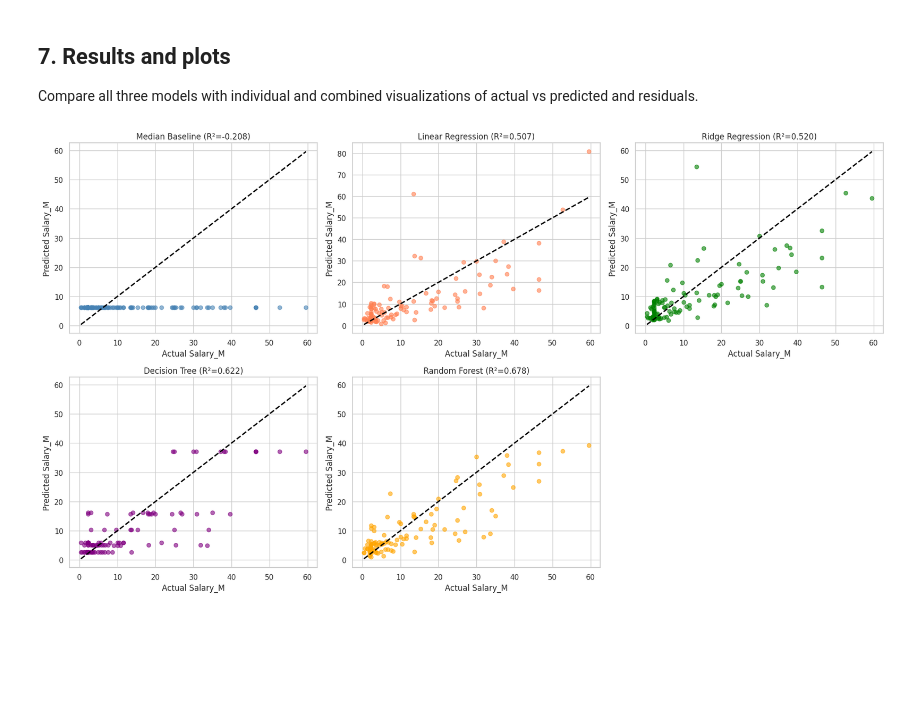
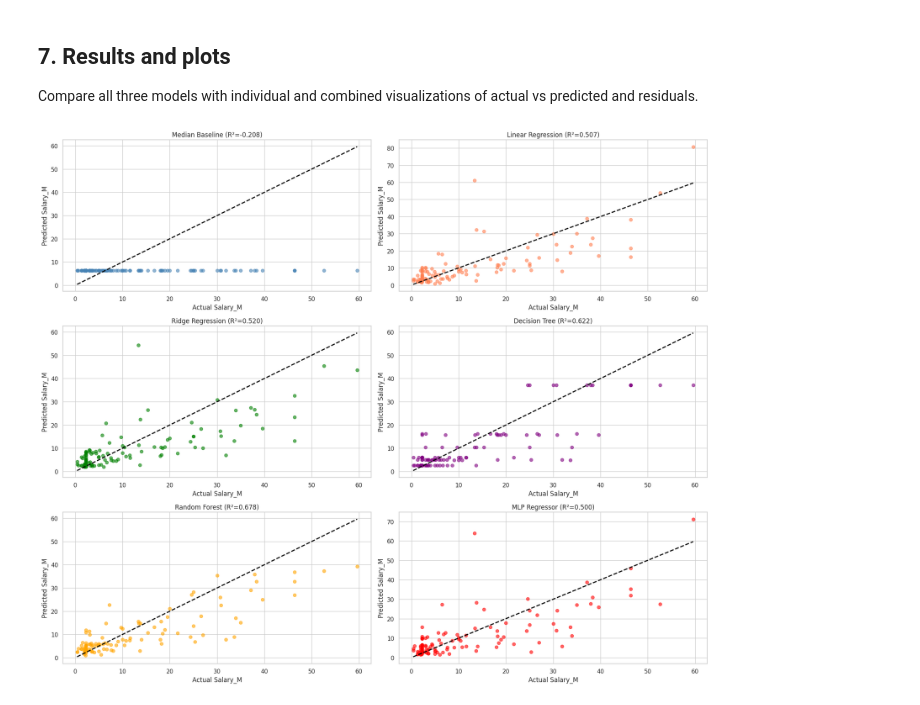
Before and after one commit to Brett-Dowling/NBAsalaryPredictor, a Jupyter notebook: baseline_salary_prediction.ipynb, the cells around one changed output. Saved outputs shown, nothing was run; the diff lists cells and outputs as text; code cells hidden in the pictures; blank space fills up the shorter version.

```diff
--- a/baseline_salary_prediction.ipynb
+++ b/baseline_salary_prediction.ipynb
@@ -388,6 +493,7 @@ lr_pred_orig = np.expm1(y_pred_lr)
 ridge_pred_orig = np.expm1(y_pred_ridge)
 dt_pred_orig = np.expm1(y_pred_dt)
 rf_pred_orig = np.expm1(y_pred_rf)
+mlp_pred_orig = np.expm1(y_pred_best_mlp)
 
 # Calculate residuals
 residuals_median = median_pred_orig - y_test_orig
@@ -395,9 +501,10 @@ residuals_lr = lr_pred_orig - y_test_orig
 residuals_ridge = ridge_pred_orig - y_test_orig
 residuals_dt = dt_pred_orig - y_test_orig
 residuals_rf = rf_pred_orig - y_test_orig
+residuals_mlp = mlp_pred_orig - y_test_orig
 
 # ===== ACTUAL VS PREDICTED: INDIVIDUAL PLOTS =====
-fig, axes = plt.subplots(2, 3, figsize=(18, 10))
+fig, axes = plt.subplots(3, 2, figsize=(18, 15))
 
 axes[0,0].scatter(y_test_orig, median_pred_orig, alpha=0.6, color='steelblue')
 axes[0,0].plot([y_test_orig.min(), y_test_orig.max()], [y_test_orig.min(), y_test_orig.max()],
@@ -413,93 +520,67 @@ axes[0,1].set_xlabel("Actual Salary_M")
 axes[0,1].set_ylabel("Predicted Salary_M")
 axes[0,1].set_title(f"Linear Regression (R²={lr_r2:.3f})")
 
-axes[0,2].scatter(y_test_orig, ridge_pred_orig, alpha=0.6, color='green')
-axes[0,2].plot([y_test_orig.min(), y_test_orig.max()], [y_test_orig.min(), y_test_orig.max()],
-             color="black", linestyle="--", linewidth=2)
-axes[0,2].set_xlabel("Actual Salary_M")
-axes[0,2].set_ylabel("Predicted Salary_M")
-axes[0,2].set_title(f"Ridge Regression (R²={ridge_r2:.3f})")
-
-axes[1,0].scatter(y_test_orig, dt_pred_orig, alpha=0.6, color='purple')
+axes[1,0].scatter(y_test_orig, ridge_pred_orig, alpha=0.6, color='green')
 axes[1,0].plot([y_test_orig.min(), y_test_orig.max()], [y_test_orig.min(), y_test_orig.max()],
              color="black", linestyle="--", linewidth=2)
 axes[1,0].set_xlabel("Actual Salary_M")
 axes[1,0].set_ylabel("Predicted Salary_M")
-axes[1,0].set_title(f"Decision Tree (R²={dt_r2:.3f})")
+axes[1,0].set_title(f"Ridge Regression (R²={ridge_r2:.3f})")
 
-axes[1,1].scatter(y_test_orig, rf_pred_orig, alpha=0.6, color='orange')
+axes[1,1].scatter(y_test_orig, dt_pred_orig, alpha=0.6, color='purple')
 axes[1,1].plot([y_test_orig.min(), y_test_orig.max()], [y_test_orig.min(), y_test_orig.max()],
              color="black", linestyle="--", linewidth=2)
 axes[1,1].set_xlabel("Actual Salary_M")
 axes[1,1].set_ylabel("Predicted Salary_M")
-axes[1,1].set_title(f"Random Forest (R²={rf_r2:.3f})")
+axes[1,1].set_title(f"Decision Tree (R²={dt_r2:.3f})")
 
-axes[1,2].axis('off')  # Empty subplot
+axes[2,0].scatter(y_test_orig, rf_pred_orig, alpha=0.6, color='orange')
+axes[2,0].plot([y_test_orig.min(), y_test_orig.max()], [y_test_orig.min(), y_test_orig.max()],
+             color="black", linestyle="--", linewidth=2)
+axes[2,0].set_xlabel("Actual Salary_M")
+axes[2,0].set_ylabel("Predicted Salary_M")
+axes[2,0].set_title(f"Random Forest (R²={rf_r2:.3f})")
+
+axes[2,1].scatter(y_test_orig, mlp_pred_orig, alpha=0.6, color='red')
+axes[2,1].plot([y_test_orig.min(), y_test_orig.max()], [y_test_orig.min(), y_test_orig.max()],
+             color="black", linestyle="--", linewidth=2)
+axes[2,1].set_xlabel("Actual Salary_M")
+axes[2,1].set_ylabel("Predicted Salary_M")
+axes[2,1].set_title(f"MLP Regressor (R²={best_mlp_r2:.3f})")
 
 plt.tight_layout()
 plt.show()
 
 # ===== ACTUAL VS PREDICTED: COMBINED PLOT =====
 plt.figure(figsize=(12, 8))
-plt.scatter(y_test_orig, median_pred_orig, alpha=0.4, label=f"Median (R²={median_r2:.3f})", color='steelblue')
-plt.scatter(y_test_orig, lr_pred_orig, alpha=0.4, label=f"Linear (R²={lr_r2:.3f})", color='coral')
-plt.scatter(y_test_orig, ridge_pred_orig, alpha=0.4, label=f"Ridge (R²={ridge_r2:.3f})", color='green')
-plt.scatter(y_test_orig, dt_pred_orig, alpha=0.4, label=f"Decision Tree (R²={dt_r2:.3f})", color='purple')
-plt.scatter(y_test_orig, rf_pred_orig, alpha=0.4, label=f"Random Forest (R²={rf_r2:.3f})", color='orange')
+plt.scatter(y_test_orig, median_pred_orig, alpha=0.3, label=f"Median (R²={median_r2:.3f})", color='steelblue')
+plt.scatter(y_test_orig, lr_pred_orig, alpha=0.3, label=f"Linear (R²={lr_r2:.3f})", color='coral')
+plt.scatter(y_test_orig, ridge_pred_orig, alpha=0.3, label=f"Ridge (R²={ridge_r2:.3f})", color='green')
+plt.scatter(y_test_orig, dt_pred_orig, alpha=0.3, label=f"Decision Tree (R²={dt_r2:.3f})", color='purple')
+plt.scatter(y_test_orig, rf_pred_orig, alpha=0.3, label=f"Random Forest (R²={rf_r2:.3f})", color='orange')
+plt.scatter(y_test_orig, mlp_pred_orig, alpha=0.3, label=f"MLP (R²={best_mlp_r2:.3f})", color='red')
 plt.plot([y_test_orig.min(), y_test_orig.max()], [y_test_orig.min(), y_test_orig.max()],
          color="black", linestyle="--", linewidth=2, label="Perfect prediction")
 plt.xlabel("Actual Salary_M")
 plt.ylabel("Predicted Salary_M")
 plt.title("All Models: Actual vs Predicted Salary_M")
-plt.legend()
-plt.tight_layout()
-plt.show()
-
-# ===== RESIDUALS: INDIVIDUAL PLOTS =====
-fig, axes = plt.subplots(2, 3, figsize=(18, 10))
-
-axes[0,0].hist(residuals_median, bins=20, alpha=0.7, color='steelblue', edgecolor='black')
-axes[0,0].set_title("Median Baseline Residuals")
-axes[0,0].set_xlabel("Residual (Predicted - Actual)")
-axes[0,0].set_ylabel("Frequency")
-
-axes[0,1].hist(residuals_lr, bins=20, alpha=0.7, color='coral', edgecolor='black')
-axes[0,1].set_title("Linear Regression Residuals")
-axes[0,1].set_xlabel("Residual (Predicted - Actual)")
-axes[0,1].set_ylabel("Frequency")
-
-axes[0,2].hist(residuals_ridge, bins=20, alpha=0.7, color='green', edgecolor='black')
-axes[0,2].set_title("Ridge Regression Residuals")
-axes[0,2].set_xlabel("Residual (Predicted - Actual)")
-axes[0,2].set_ylabel("Frequency")
-
-axes[1,0].hist(residuals_dt, bins=20, alpha=0.7, color='purple', edgecolor='black')
-axes[1,0].set_title("Decision Tree Residuals")
-axes[1,0].set_xlabel("Residual (Predicted - Actual)")
-axes[1,0].set_ylabel("Frequency")
-
-axes[1,1].hist(residuals_rf, bins=20, alpha=0.7, color='orange', edgecolor='black')
-axes[1,1].set_title("Random Forest Residuals")
-axes[1,1].set_xlabel("Residual (Predicted - Actual)")
-axes[1,1].set_ylabel("Frequency")
-
-axes[1,2].axis('off')  # Empty subplot
-
+plt.legend(bbox_to_anchor=(1.05, 1), loc='upper left')
 plt.tight_layout()
 plt.show()
 
 # ===== RESIDUALS: COMBINED PLOT =====
 plt.figure(figsize=(12, 8))
-plt.hist(residuals_median, bins=20, alpha=0.4, label="Median baseline", color='steelblue')
-plt.hist(residuals_lr, bins=20, alpha=0.4, label="Linear regression", color='coral')
-plt.hist(residuals_ridge, bins=20, alpha=0.4, label="Ridge regression", color='green')
-plt.hist(residuals_dt, bins=20, alpha=0.4, label="Decision tree", color='purple')
-plt.hist(residuals_rf, bins=20, alpha=0.4, label="Random forest", color='orange')
+plt.hist(residuals_median, bins=20, alpha=0.3, label="Median baseline", color='steelblue')
+plt.hist(residuals_lr, bins=20, alpha=0.3, label="Linear regression", color='coral')
+plt.hist(residuals_ridge, bins=20, alpha=0.3, label="Ridge regression", color='green')
+plt.hist(residuals_dt, bins=20, alpha=0.3, label="Decision tree", color='purple')
+plt.hist(residuals_rf, bins=20, alpha=0.3, label="Random forest", color='orange')
+plt.hist(residuals_mlp, bins=20, alpha=0.3, label="MLP regressor", color='red')
 plt.xlabel("Residual (Predicted - Actual)")
 plt.ylabel("Frequency")
 plt.title("All Models: Residuals (Salary_M scale)")
 plt.legend()
 plt.tight_layout()
 plt.show()
 # %% [output]
-[figure, old version]
+[figure, new version]
```
Also changed, not shown: parts of 6 cells of this notebook, 1 other file.
